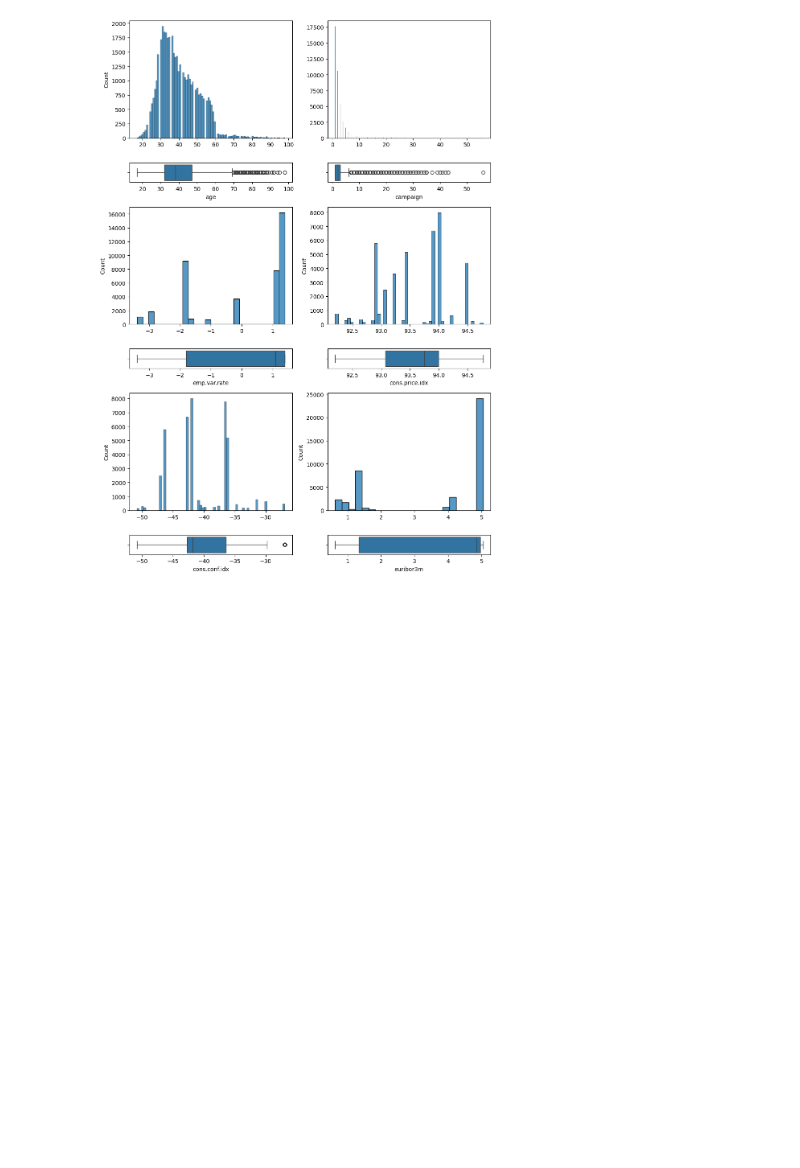
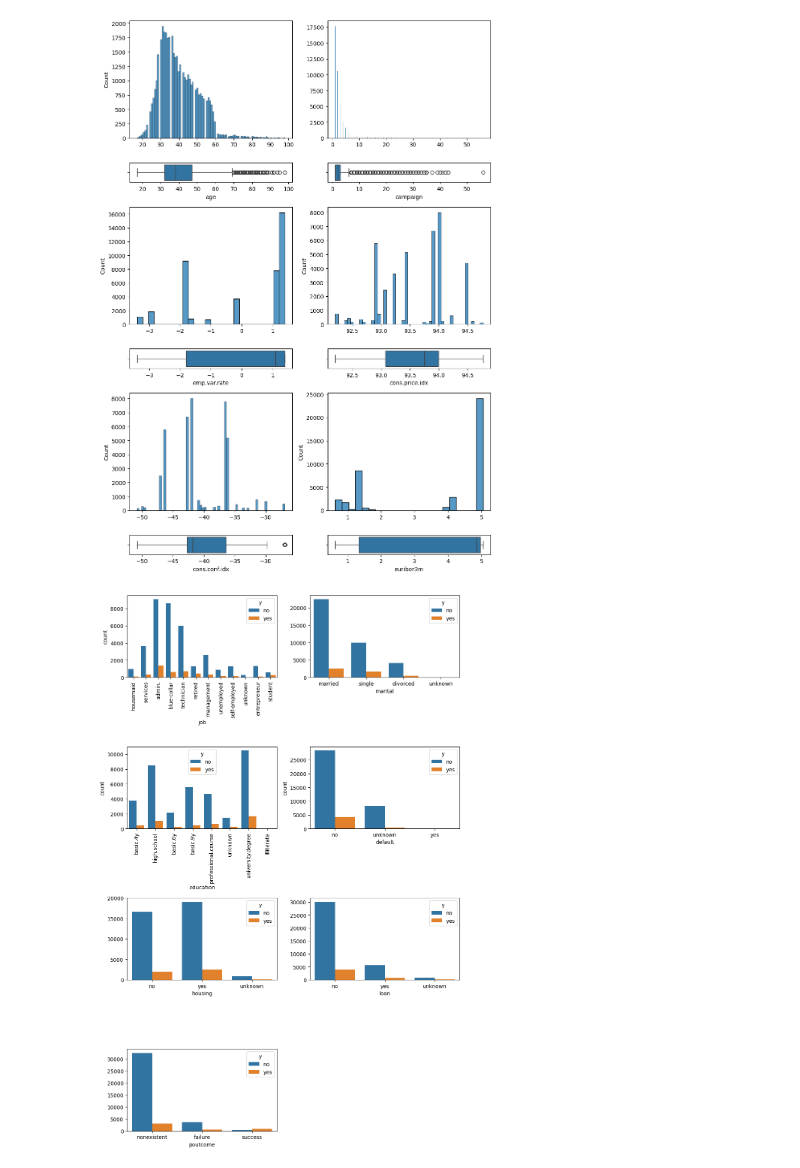
Before and after one commit to bartowen/mi_primer_model_ml, a Jupyter notebook: src/explore.ipynb, the cells around one changed output. Saved outputs shown, nothing was run; the diff lists cells and outputs as text; code cells hidden in the pictures; blank space fills up the shorter version.

Commit message:
multivariante categorico categorico

```diff
--- a/src/explore.ipynb
+++ b/src/explore.ipynb
@@ -229,3 +229,25 @@ plt.show()
 # cons.price.idx. Índice de precios al consumidor. Indicador mensual. hay una disminución de un 4-5% en los precio
 #cons.conf.idx. Índice de confianza del consumidor. Indicador mensual. Hay una percepción negativa o pesimista sobre la situación economica
 #euribor3m. Tasa EURIBOR 3 meses. Indicador diario (numérico) cercana al 5%
+# %%
+#Analisis Categorico-Categorico
+# Variables Categoricas: job, marital, education, default, housing, loan, poutcome
+# TARGET : y
+
+fig, axis = plt.subplots(4, 2, figsize = (10, 15))
+
+sns.countplot(ax = axis[0, 0], data = df, x = "job", hue = "y").tick_params(axis='x', rotation=90)
+sns.countplot(ax = axis[0, 1], data = df, x = "marital", hue = "y").set(ylabel = None)
+sns.countplot(ax = axis[1, 0], data = df, x = "education", hue = "y").tick_params(axis='x', rotation=90)
+sns.countplot(ax = axis[1, 1], data = df, x = "default", hue = "y")
+sns.countplot(ax = axis[2, 0], data = df, x = "housing", hue = "y").set(ylabel = None)
+sns.countplot(ax = axis[2, 1], data = df, x = "loan", hue = "y").set(ylabel = None)
+sns.countplot(ax = axis[3, 0], data = df, x = "poutcome", hue = "y").set(ylabel = None)
+
+plt.tight_layout()
+
+fig.delaxes(axis[3, 1])
+
+plt.show()
+# %% [output]
+[figure, added]
```
